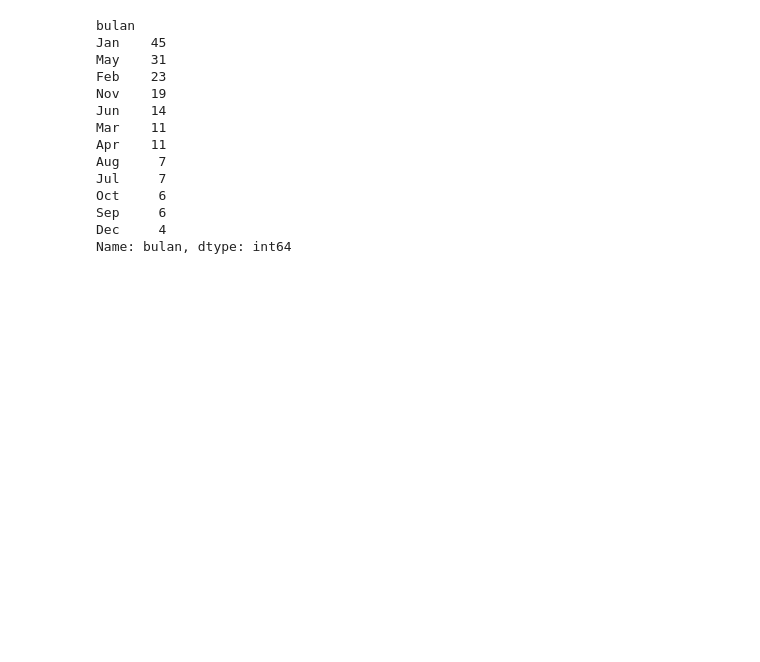
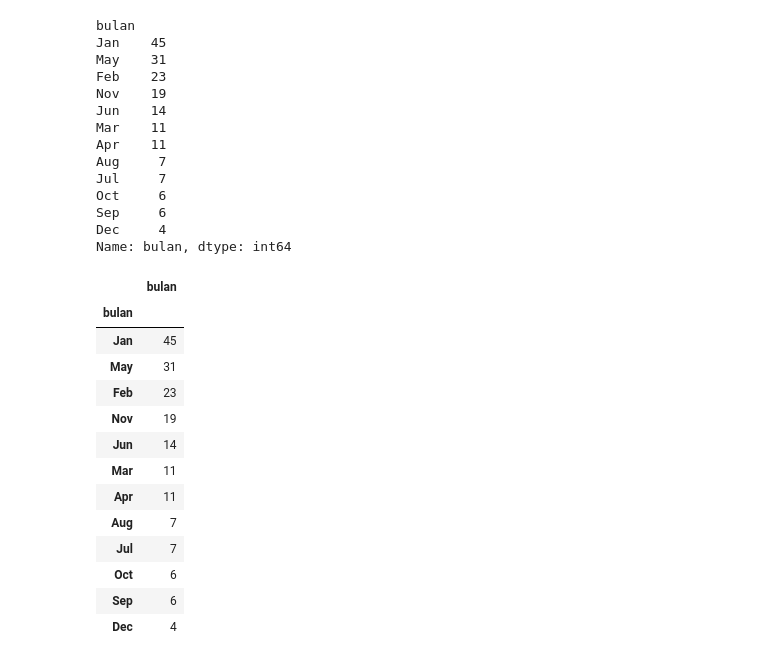
Before and after one commit to chiquitosaf/analisis-harga-bahan-banyumas, a Jupyter notebook: bahan_pokok_bulanan.ipynb, the cells around one changed output. Drawn from its saved outputs; the diff is of its cells as text; code cells hidden in the pictures; blank space fills up the shorter version.

Commit message:
update business question 9 dataframe

```diff
--- a/bahan_pokok_bulanan.ipynb
+++ b/bahan_pokok_bulanan.ipynb
@@ -937,3 +937,22 @@ Oct     6
 Sep     6
 Dec     4
 Name: bulan, dtype: int64
+# %%
+month_high_price = month_high_price.to_frame()
+
+month_high_price
+# %% [output]
+|  | bulan |
+| bulan |  |
+| Jan | 45 |
+| May | 31 |
+| Feb | 23 |
+| Nov | 19 |
+| Jun | 14 |
+| Mar | 11 |
+| Apr | 11 |
+| Aug | 7 |
+| Jul | 7 |
+| Oct | 6 |
+| Sep | 6 |
+| Dec | 4 |
```
Also changed, not shown: parts of 2 cells of this notebook.
